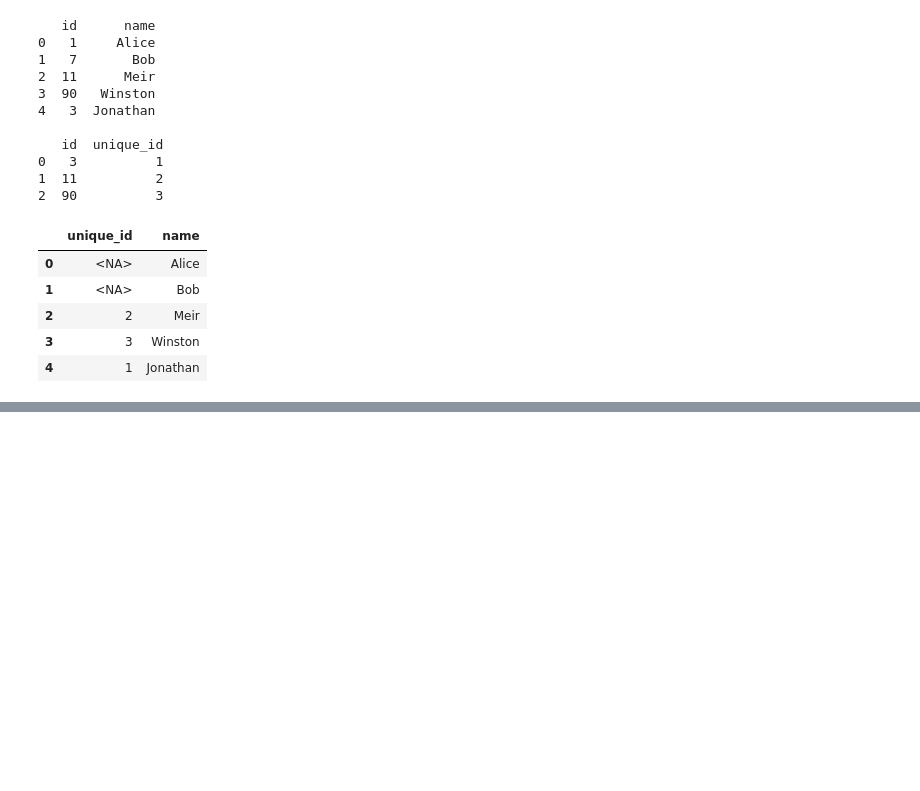
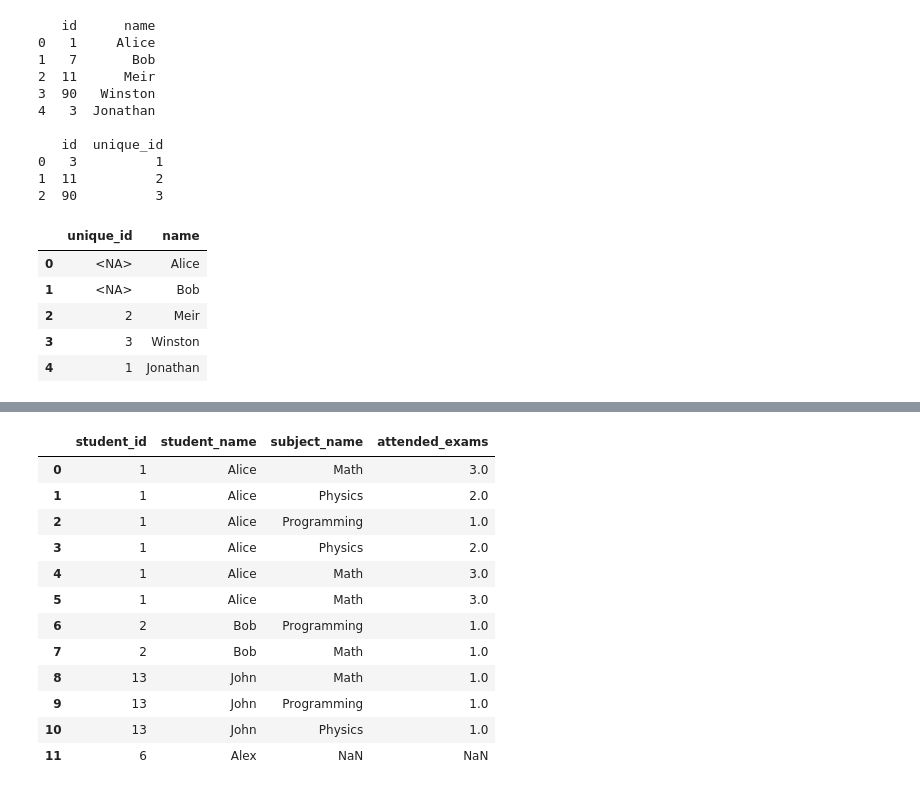
Before and after one commit to juancarvajal-hub/30-days-panda, a Jupyter notebook: 30_days-of_panda.ipynb, the cells around one changed output, grey strips where cells are left out. Saved outputs shown, nothing was run; the diff lists cells and outputs as text; code cells hidden in the pictures; blank space fills up the shorter version.

```diff
--- a/30_days-of_panda.ipynb
+++ b/30_days-of_panda.ipynb
@@ -1050,0 +1133,18 @@ replace_employee_id(Employees,EmployeeUNI)
+# %%
+bd = pd.merge(students,examinations,how="left",left_on="student_id",right_on="student_id")
+bd["attended_exams"]   = bd.groupby(["student_id","subject_name"]).transform("size")
+bd
+# %% [output]
+|  | student_id | student_name | subject_name | attended_exams |
+| 0 | 1 | Alice | Math | 3.0 |
+| 1 | 1 | Alice | Physics | 2.0 |
+| 2 | 1 | Alice | Programming | 1.0 |
+| 3 | 1 | Alice | Physics | 2.0 |
+| 4 | 1 | Alice | Math | 3.0 |
+| 5 | 1 | Alice | Math | 3.0 |
+| 6 | 2 | Bob | Programming | 1.0 |
+| 7 | 2 | Bob | Math | 1.0 |
+| 8 | 13 | John | Math | 1.0 |
+| 9 | 13 | John | Programming | 1.0 |
+| 10 | 13 | John | Physics | 1.0 |
+| 11 | 6 | Alex | NaN | NaN |
```
Also changed, not shown: parts of 3 cells of this notebook.
